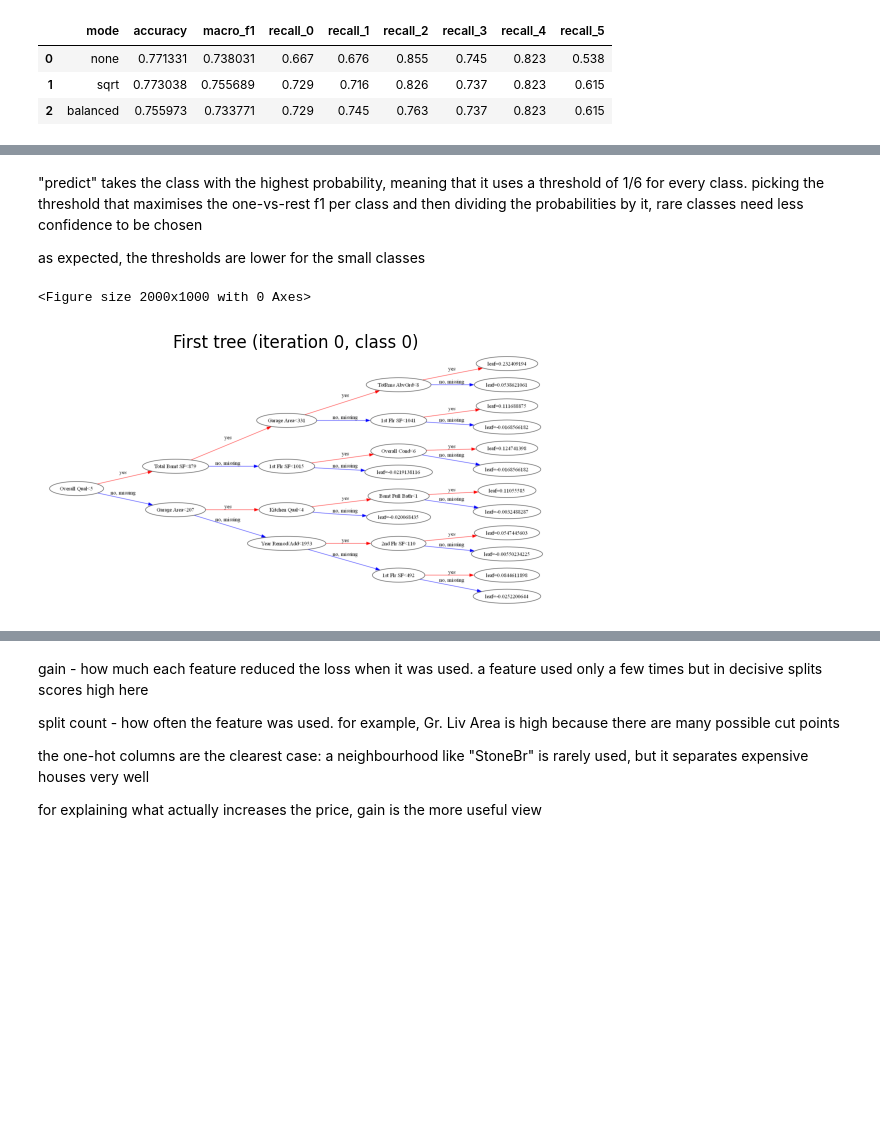
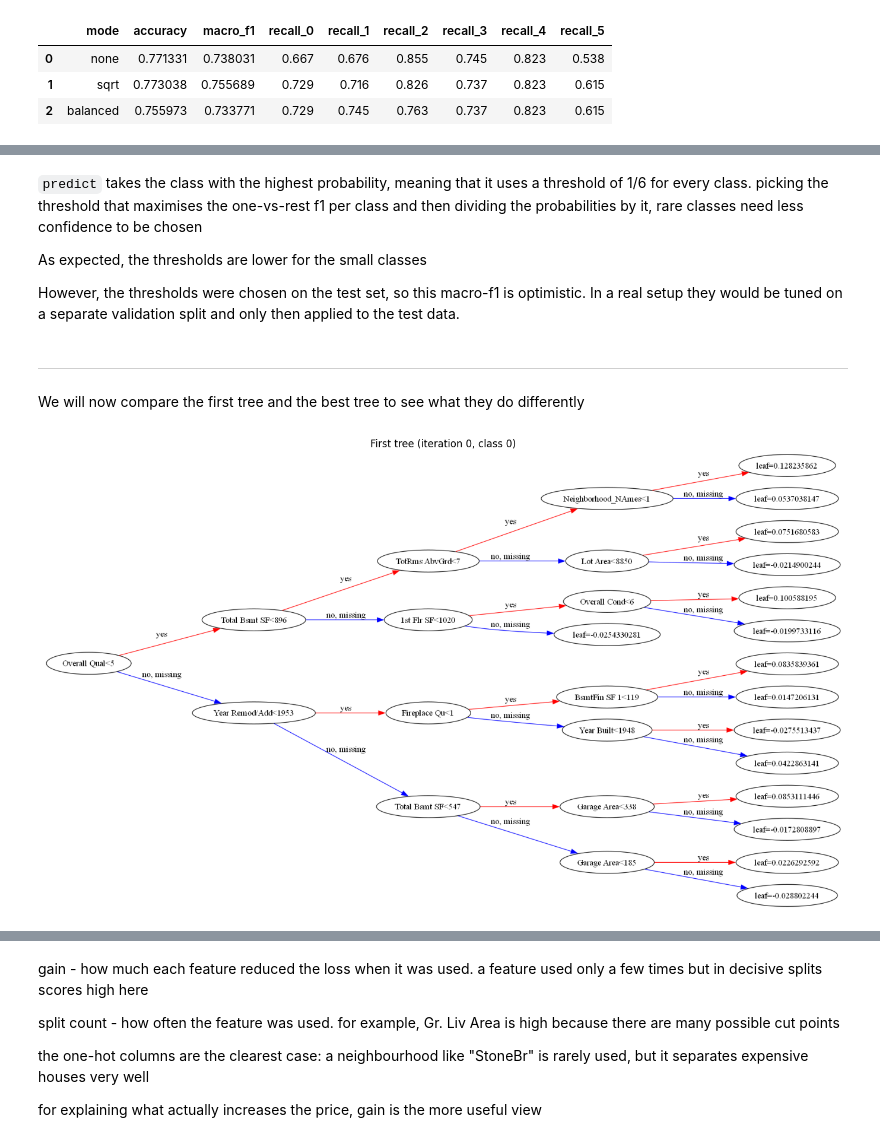
Before and after one commit to shomlea/AmesHousing-Dataset, a Jupyter notebook: initial_predictions.ipynb, the cells around one changed output, grey strips where cells are left out. Saved outputs shown, nothing was run; the diff lists cells and outputs as text; code cells hidden in the pictures; blank space fills up the shorter version.

```diff
--- a/initial_predictions.ipynb
+++ b/initial_predictions.ipynb
@@ -378,7 +441,7 @@ X_tr, X_te, y_tr, y_te = train_test_split(
 )
 X_tr, X_te = impute(X_tr, X_te)
 
-w_tr = compute_sample_weight(None,y_tr)
+w_tr = compute_sample_weight('balanced',y_tr)
 
 model = make_model()
 model.fit(X_tr, y_tr, sample_weight=w_tr)
@@ -498,19 +579,23 @@ weighted avg       0.78      0.78      0.77       586
 # %% [markdown]
-"predict" takes the class with the highest probability, meaning that it uses a threshold of 1/6 for every class. picking the threshold that maximises
+`predict` takes the class with the highest probability, meaning that it uses a threshold of 1/6 for every class. picking the threshold that maximises
 the one-vs-rest f1 per class and then dividing the probabilities by it, rare classes need less confidence to be chosen
 
-as expected, the thresholds are lower for the small classes
+As expected, the thresholds are lower for the small classes
+
+However, the thresholds were chosen on the test set, so this macro-f1 is optimistic. In a real setup they would be tuned on a separate validation split and only then applied to the test data.
+# %% [markdown]
+---
+# %% [markdown]
+We will now compare the first tree and the best tree to see what they do differently
 # %%
 import os
 
 os.environ["PATH"] += os.pathsep + r'C:\Program Files (x86)\Graphviz\bin'
 # %%
-# in a multiclass model, tree index = iteration * n_classes + class
-plt.figure(figsize=(20, 10))
-xgb.plot_tree(model, num_trees=0, rankdir='LR')
-plt.title("First tree (iteration 0, class 0)")
+fig, ax = plt.subplots(figsize=(20, 10))
+xgb.plot_tree(model, num_trees=0, rankdir='LR', ax=ax)
+ax.set_title("First tree (iteration 0, class 0)")
 plt.show()
 # %% [output]
-<Figure size 2000x1000 with 0 Axes>
-[figure, old version]
+[figure, new version]
 # %%
```
Also changed, not shown: parts of 38 cells of this notebook.
